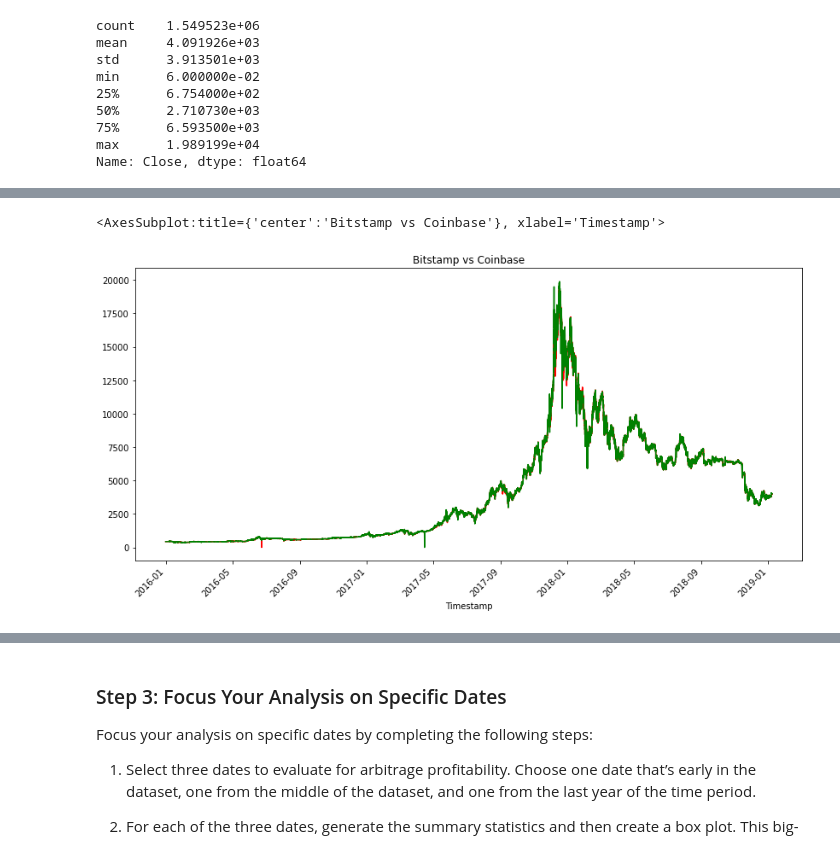
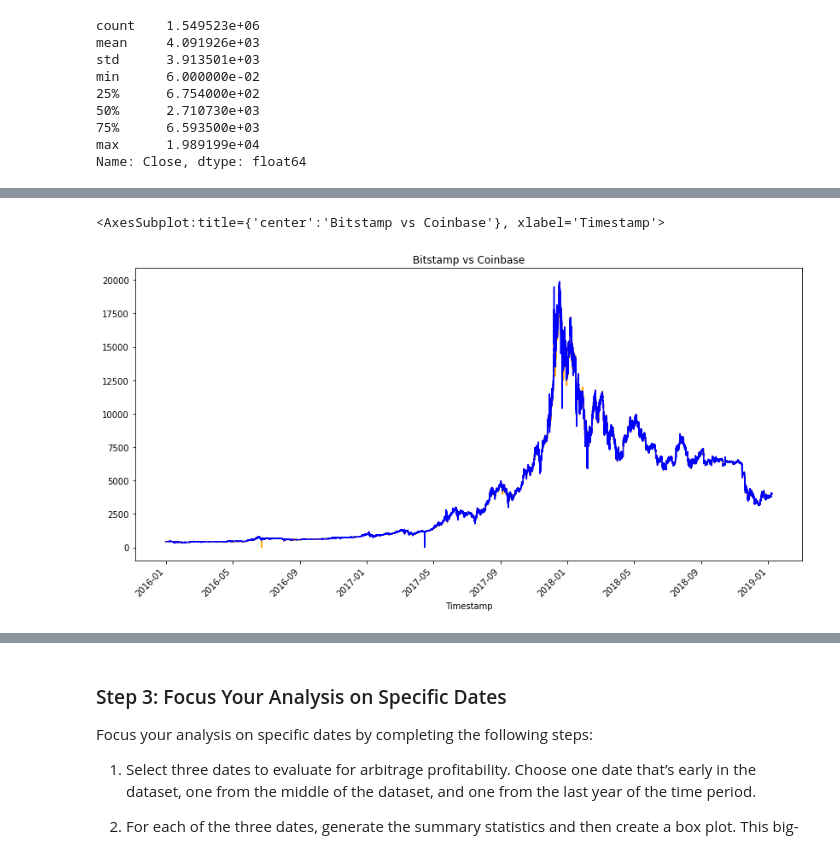
Before and after one commit to amexvasquez1/Bitcoin-pandas_analysis, a Jupyter notebook: crypto_arbitrage.ipynb, the cells around one changed output, grey strips where cells are left out. Drawn from its saved outputs; the diff is of its cells as text; code cells hidden in the pictures.

```diff
--- a/crypto_arbitrage.ipynb
+++ b/crypto_arbitrage.ipynb
@@ -323,12 +323,12 @@ coinbase_sliced.plot(kind="line", title="Coinbase Prices", figsize=(12,7), rot=4
 # %%
 # Overlay the visualizations for the bitstamp and coinbase DataFrames in one plot
 # The plot should visualize the prices over the full lenth of the dataset
 # Be sure to include the parameters: legend, figure size, title, and color and label
-bitstamp_sliced.plot(figsize=(14,7), rot=45, color="red", title="Bitstamp vs Coinbase")
-coinbase_sliced.plot(figsize=(14,7), rot=45, color="green")
+bitstamp_sliced.plot(figsize=(14,7), rot=45, color="orange", title="Bitstamp vs Coinbase")
+coinbase_sliced.plot(figsize=(14,7), rot=45, color="blue")
 # %% [output]
 <AxesSubplot:title={'center':'Bitstamp vs Coinbase'}, xlabel='Timestamp'>
-[figure, old version]
+[figure, new version]
 # %%
 # Using the loc and plot functions, create an overlay plot that visualizes
 # the price action of both DataFrames for a one month period early in the dataset
```
Also changed, not shown: parts of 5 cells of this notebook.
